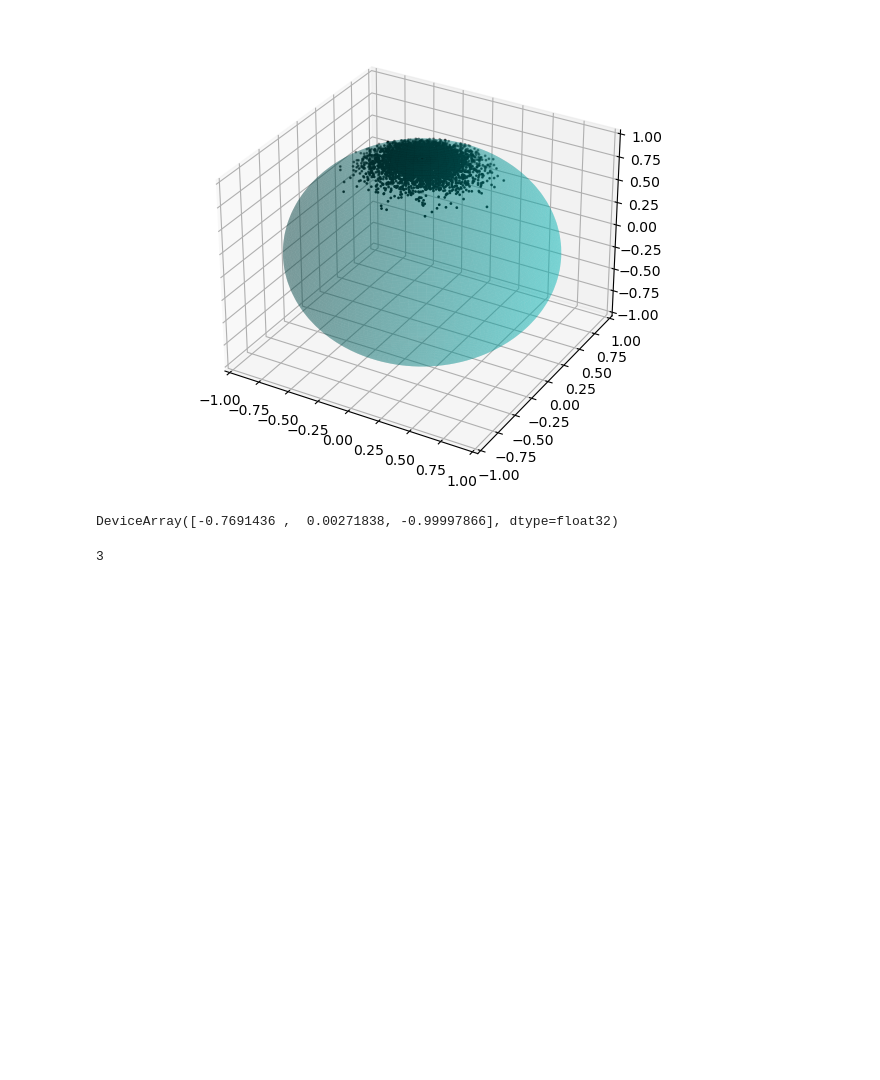
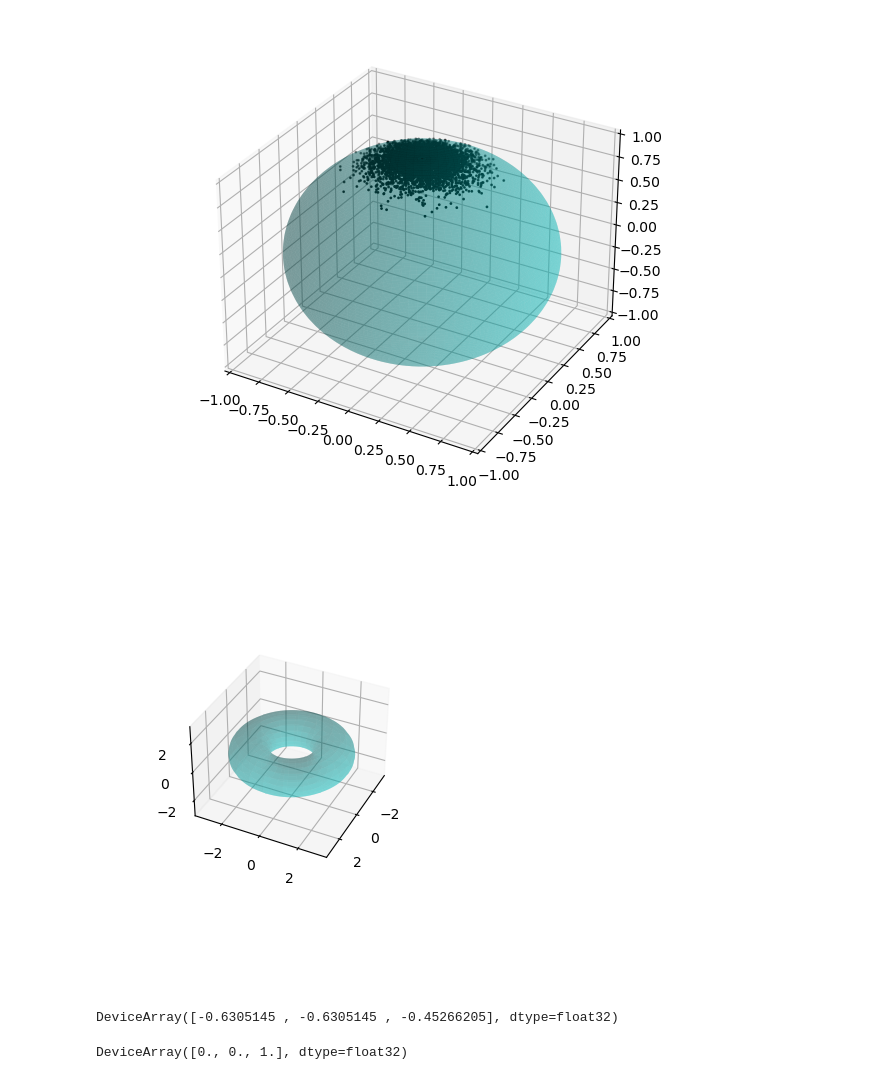
Before and after one commit to dashstander/simplex-score-matching, a Jupyter notebook: division.ipynb, the cells around one changed output. Drawn from its saved outputs; the diff is of its cells as text; code cells hidden in the pictures; blank space fills up the shorter version.

```diff
--- a/division.ipynb
+++ b/division.ipynb
@@ -249,14 +249,28 @@ plt.tight_layout()
 # %% [output]
 [figure]
 # %%
-y0 = jnp.array([1., 0., 1.]) / jnp.sqrt(2)
-rv = jnp.array([0., -1., 0.])
-tan_vec = manif.to_tangent(rv, y0)
+n = 100
 
-manif.exp(
+theta = np.linspace(0, 2.*np.pi, n)
+phi = np.linspace(0, 2.*np.pi, n)
+theta, phi = np.meshgrid(theta, phi)
+c, a = 2, 1
+x = (c + a*np.cos(theta)) * np.cos(phi)
+y = (c + a*np.cos(theta)) * np.sin(phi)
+z = a * np.sin(theta)
+
+fig = plt.figure()
+ax1 = fig.add_subplot(121, projection='3d')
+ax1.set_zlim(-3,3)
+ax1.plot_surface(x, y, z, rstride=5, cstride=5, color='c', alpha=0.3, linewidth=0)
+ax1.view_init(36, 26)
 # %% [output]
-DeviceArray([-0.7691436 ,  0.00271838, -0.99997866], dtype=float32)
+[figure, added]
 # %%
-manif.embedding_metric.dim
+manif.exp(3 * manif.to_tangent(jnp.array([1., 1., 1]), x0), x0)
 # %% [output]
-3
+DeviceArray([-0.6305145 , -0.6305145 , -0.45266205], dtype=float32)
+# %%
+x0
+# %% [output]
+DeviceArray([0., 0., 1.], dtype=float32)
```
Also changed, not shown: 2 other files.
